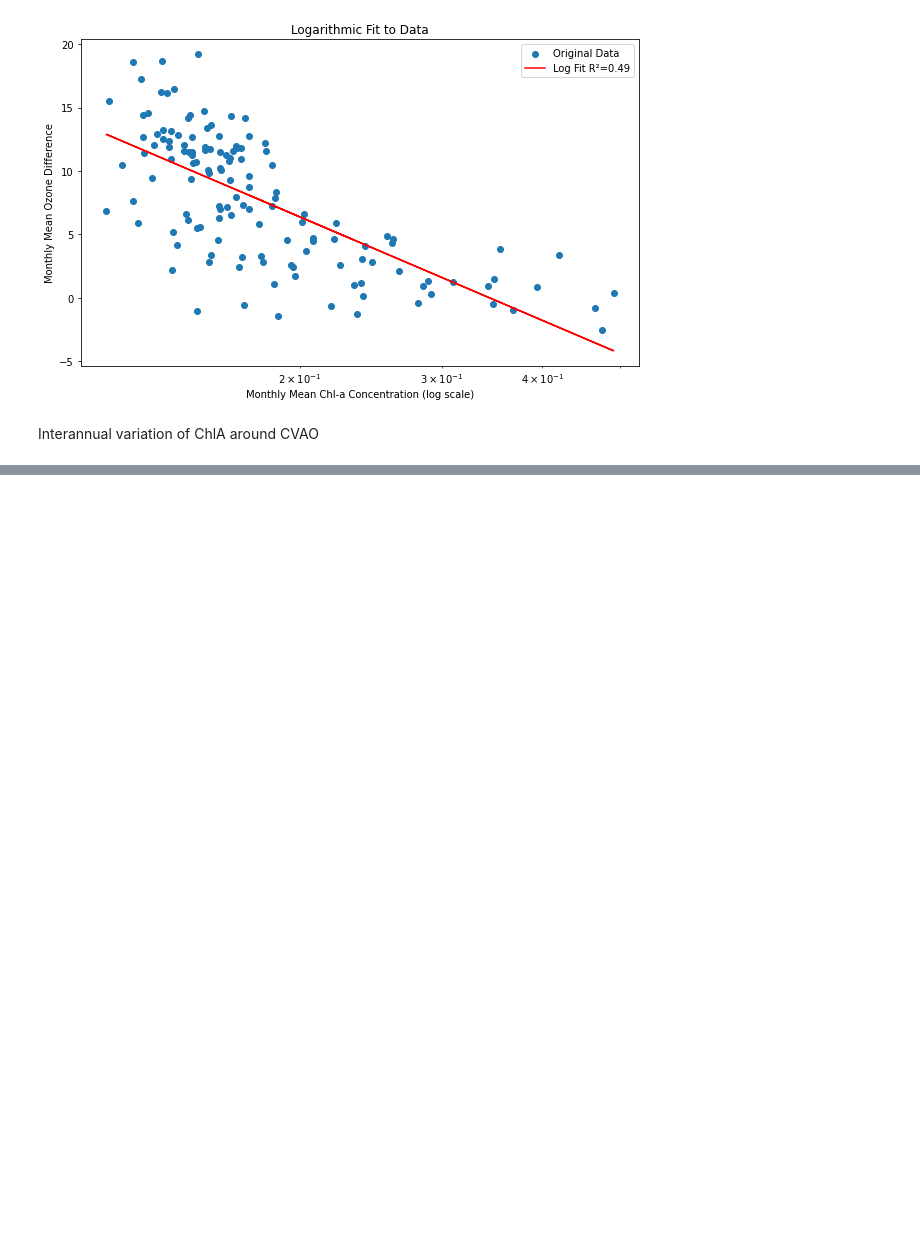
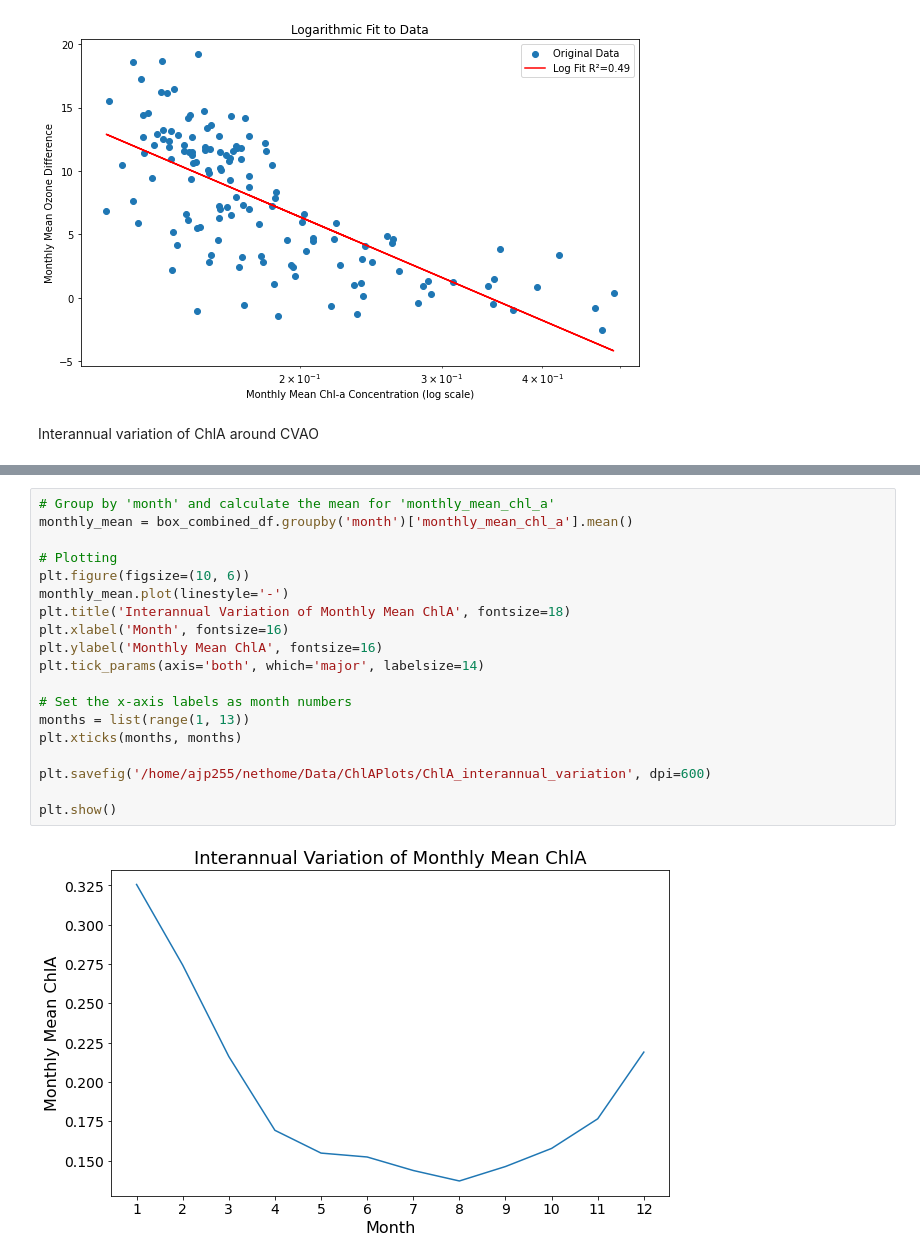
Before and after one commit to jamesperman/partiii_project, a Jupyter notebook: chlorophyll_plots.ipynb, the cells around one changed output, grey strips where cells are left out. Cells and saved outputs as stored; diff of their text form; blank space fills up the shorter version.

```diff
--- a/chlorophyll_plots.ipynb
+++ b/chlorophyll_plots.ipynb
@@ -860,0 +803,21 @@ for region_name, bounds in regions.items():
+# %%
+# Group by 'month' and calculate the mean for 'monthly_mean_chl_a'
+monthly_mean = box_combined_df.groupby('month')['monthly_mean_chl_a'].mean()
+
+# Plotting
+plt.figure(figsize=(10, 6))
+monthly_mean.plot(linestyle='-')
+plt.title('Interannual Variation of Monthly Mean ChlA', fontsize=18)
+plt.xlabel('Month', fontsize=16)
+plt.ylabel('Monthly Mean ChlA', fontsize=16)
+plt.tick_params(axis='both', which='major', labelsize=14)
+
+# Set the x-axis labels as month numbers
+months = list(range(1, 13))
+plt.xticks(months, months)
+
+plt.savefig('/home/ajp255/nethome/Data/ChlAPlots/ChlA_interannual_variation', dpi=600)
+
+plt.show()
+# %% [output]
+[figure, added]
```
Also changed, not shown: parts of 5 cells of this notebook, 2 other files.
